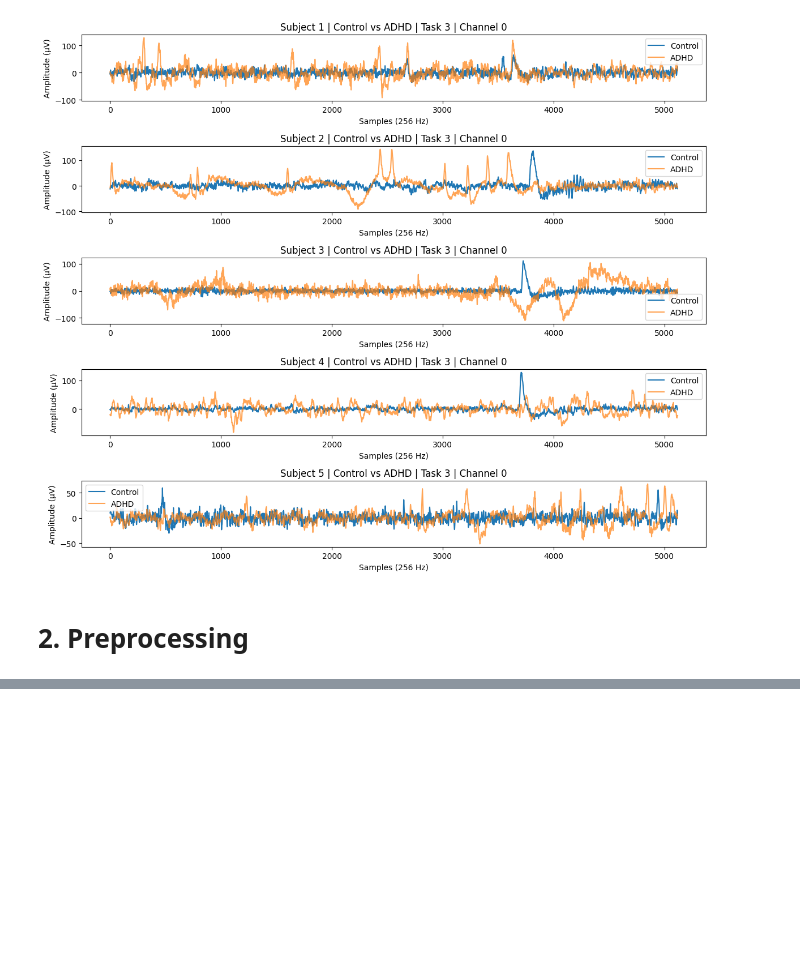
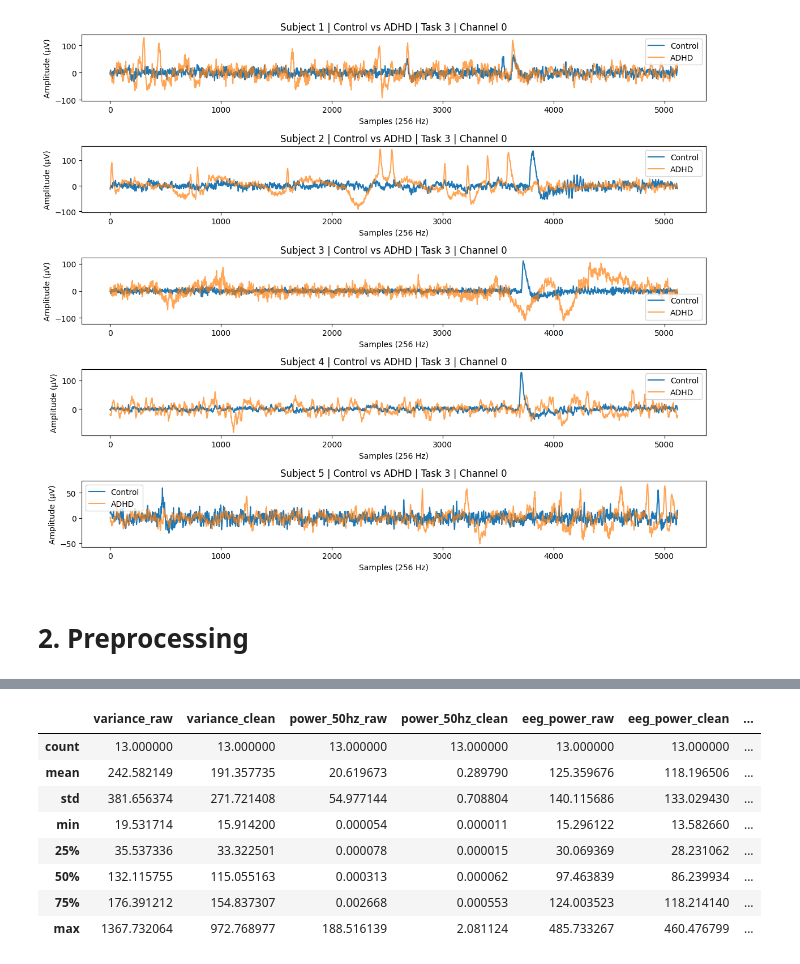
Before and after one commit to iomullony/ADHD-Predictor, a Jupyter notebook: main.ipynb, the cells around one changed output, grey strips where cells are left out. Cells and saved outputs as stored; diff of their text form; code cells hidden in the pictures; blank space fills up the shorter version.

```diff
--- a/main.ipynb
+++ b/main.ipynb
@@ -175,0 +260,92 @@ Therefore, we can't really see any change between the first time we plot it with
+# %%
+def compute_metrics(raw, clean, fs=256):
+    """Compute quantitative EEG quality metrics before/after preprocessing"""
+
+    def bandpower(sig, fmin, fmax):
+        f, Pxx = welch(sig, fs=fs, nperseg=fs*2) # nperseg=fs*2 gives 0.5Hz resolution
+        idx = (f >= fmin) & (f <= fmax)
+        return np.trapz(Pxx[idx], f[idx])
+
+    def shannon_entropy(x, bins=50):
+        # Normalize to unit variance for shape comparison
+        x_norm = (x - np.mean(x)) / (np.std(x) + 1e-12)
+        hist, _ = np.histogram(x_norm, bins=bins, density=True)
+        hist += 1e-12 # avoid log(0)
+        return entropy(hist)
+
+    metrics = {}
+
+    # 1. Variance (Total Power)
+    metrics['variance_raw'] = np.var(raw)
+    metrics['variance_clean'] = np.var(clean)
+
+    # 2. 50 Hz Line Noise (The target of your Notch filter)
+    metrics['power_50hz_raw'] = bandpower(raw, 49, 51)
+    metrics['power_50hz_clean'] = bandpower(clean, 49, 51)
+
+    # 3. Valid EEG Power (Signal)
+    # Extended to 45Hz to capture most Beta/Gamma without hitting the 50Hz notch
+    metrics['eeg_power_raw'] = bandpower(raw, 1, 45)
+    metrics['eeg_power_clean'] = bandpower(clean, 1, 45)
+
+    # 4. High-Freq Noise (Noise)
+    # Start at 55Hz to strictly measure the "stopband" (what should be zero)
+    metrics['hf_noise_raw'] = bandpower(raw, 55, 100)
+    metrics['hf_noise_clean'] = bandpower(clean, 55, 100)
+
+    # 5. Low-Freq Drift (Noise)
+    metrics['lowfreq_noise_raw'] = bandpower(raw, 0.1, 1)
+    metrics['lowfreq_noise_clean'] = bandpower(clean, 0.1, 1)
+
+    # 6. SNR Calculation
+    # Signal / (Drift + HF Noise)
+    metrics['snr_raw'] = metrics['eeg_power_raw'] / (metrics['lowfreq_noise_raw'] + metrics['hf_noise_raw'] + 1e-12)
+    metrics['snr_clean'] = metrics['eeg_power_clean'] / (metrics['lowfreq_noise_clean'] + metrics['hf_noise_clean'] + 1e-12)
+
+    # 7. Entropy
+    metrics['entropy_raw'] = shannon_entropy(raw)
+    metrics['entropy_clean'] = shannon_entropy(clean)
+
+    return metrics
+
+
+def quantitative_preprocessing_analysis(df, group, gender, task, fs=256, seconds=20):
+    subset = df[(df['group'] == group) &
+                (df['gender'] == gender) &
+                (df['task'] == task)]
+
+    rows = []
+
+    for _, row in subset.iterrows():
+        raw = row['signal'][:seconds*fs, 0]
+        clean = preprocess(row['signal'], seconds=seconds, fs=fs)
+        if clean is None:
+            continue
+
+        clean = clean[:, 0]
+        m = compute_metrics(raw, clean, fs)
+        rows.append(m)
+
+    metrics_df = pd.DataFrame(rows)
+
+    return metrics_df
+
+# Run analysis
+metrics_df = quantitative_preprocessing_analysis(
+    eeg_df,
+    group='Control',
+    gender='Female',
+    task=1
+)
+
+metrics_df.describe()
+# %% [output]
+|  | variance_raw | variance_clean | power_50hz_raw | power_50hz_clean | eeg_power_raw | eeg_power_clean | ... |
+| count | 13.000000 | 13.000000 | 13.000000 | 13.000000 | 13.000000 | 13.000000 | ... |
+| mean | 242.582149 | 191.357735 | 20.619673 | 0.289790 | 125.359676 | 118.196506 | ... |
+| std | 381.656374 | 271.721408 | 54.977144 | 0.708804 | 140.115686 | 133.029430 | ... |
+| min | 19.531714 | 15.914200 | 0.000054 | 0.000011 | 15.296122 | 13.582660 | ... |
+| 25% | 35.537336 | 33.322501 | 0.000078 | 0.000015 | 30.069369 | 28.231062 | ... |
+| 50% | 132.115755 | 115.055163 | 0.000313 | 0.000062 | 97.463839 | 86.239934 | ... |
+| 75% | 176.391212 | 154.837307 | 0.002668 | 0.000553 | 124.003523 | 118.214140 | ... |
+| max | 1367.732064 | 972.768977 | 188.516139 | 2.081124 | 485.733267 | 460.476799 | ... |
```
Also changed, not shown: parts of 21 cells of this notebook, 7 other files.
